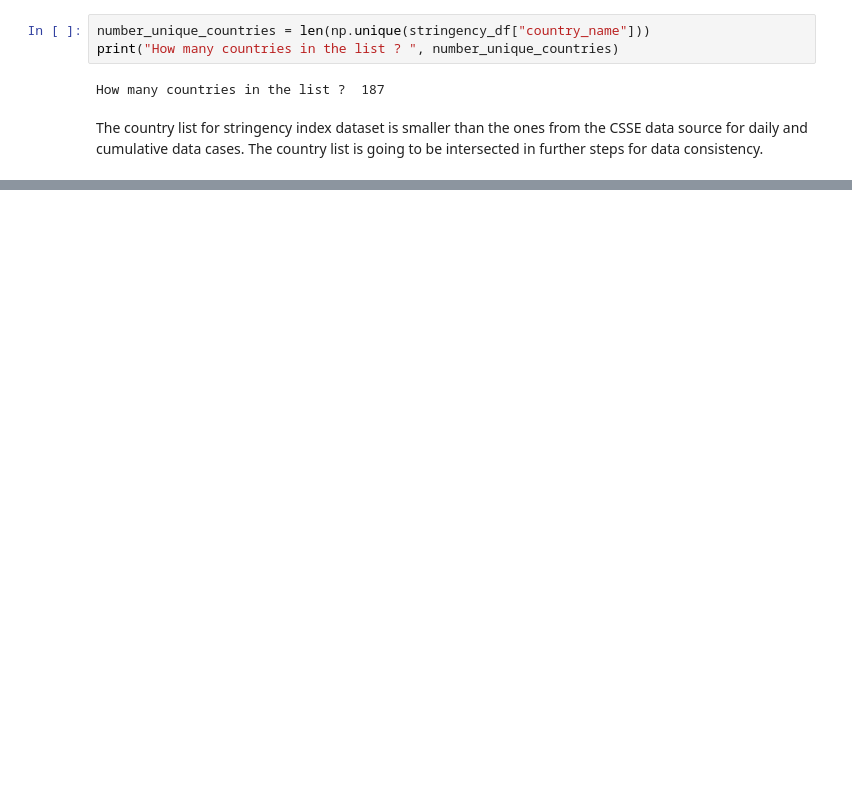
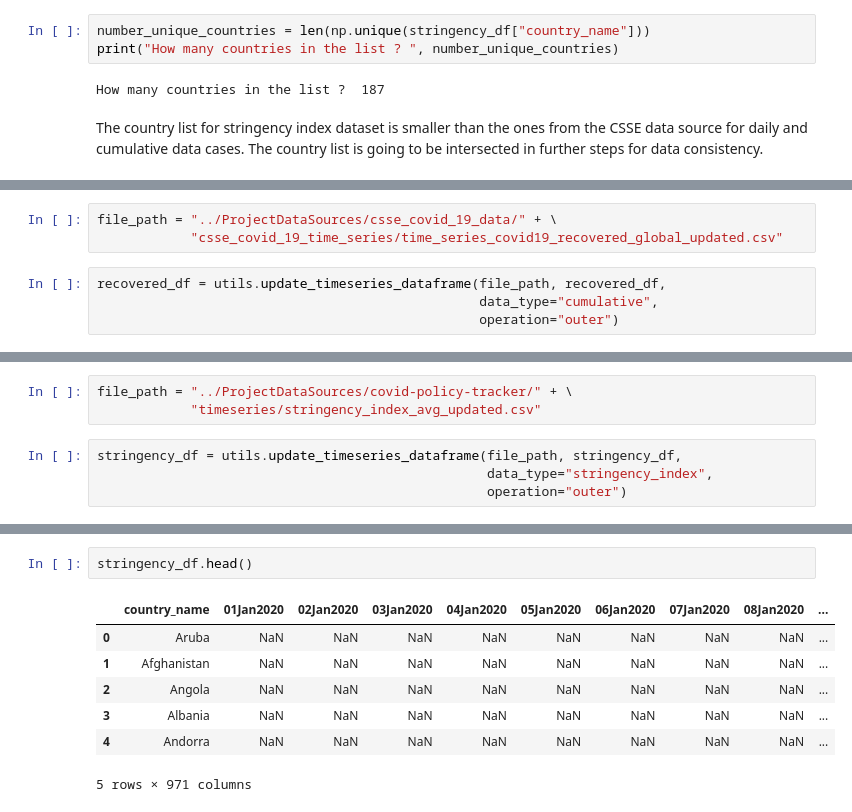
Before and after one commit to OctavioAlcazar55/DDP-unibz-project-18697, a Jupyter notebook: Notebooks/US2-DataCleaning.ipynb, the cells around one changed output, grey strips where cells are left out. Cells and saved outputs as stored; diff of their text form; blank space fills up the shorter version.

```diff
--- a/Notebooks/US2-DataCleaning.ipynb
+++ b/Notebooks/US2-DataCleaning.ipynb
@@ -304,0 +395,7 @@ The country list for stringency index dataset is smaller than the ones from the
+# %%
+file_path = "../ProjectDataSources/csse_covid_19_data/" + \
+            "csse_covid_19_time_series/time_series_covid19_recovered_global_updated.csv"
+# %%
+recovered_df = utils.update_timeseries_dataframe(file_path, recovered_df,
+                                                 data_type="cumulative",
+                                                 operation="outer")
@@ -304,0 +425,7 @@ The country list for stringency index dataset is smaller than the ones from the
+# %%
+file_path = "../ProjectDataSources/covid-policy-tracker/" + \
+            "timeseries/stringency_index_avg_updated.csv"
+# %%
+stringency_df = utils.update_timeseries_dataframe(file_path, stringency_df,
+                                                  data_type="stringency_index",
+                                                  operation="outer")
@@ -304,0 +443,10 @@ The country list for stringency index dataset is smaller than the ones from the
+# %%
+stringency_df.head()
+# %% [output]
+|  | country_name | 01Jan2020 | 02Jan2020 | 03Jan2020 | 04Jan2020 | 05Jan2020 | 06Jan2020 | 07Jan2020 | 08Jan2020 | ... |
+| 0 | Aruba | NaN | NaN | NaN | NaN | NaN | NaN | NaN | NaN | ... |
+| 1 | Afghanistan | NaN | NaN | NaN | NaN | NaN | NaN | NaN | NaN | ... |
+| 2 | Angola | NaN | NaN | NaN | NaN | NaN | NaN | NaN | NaN | ... |
+| 3 | Albania | NaN | NaN | NaN | NaN | NaN | NaN | NaN | NaN | ... |
+| 4 | Andorra | NaN | NaN | NaN | NaN | NaN | NaN | NaN | NaN | ... |
+5 rows × 971 columns
```
Also changed, not shown: parts of 22 cells of this notebook, 1 other file.
